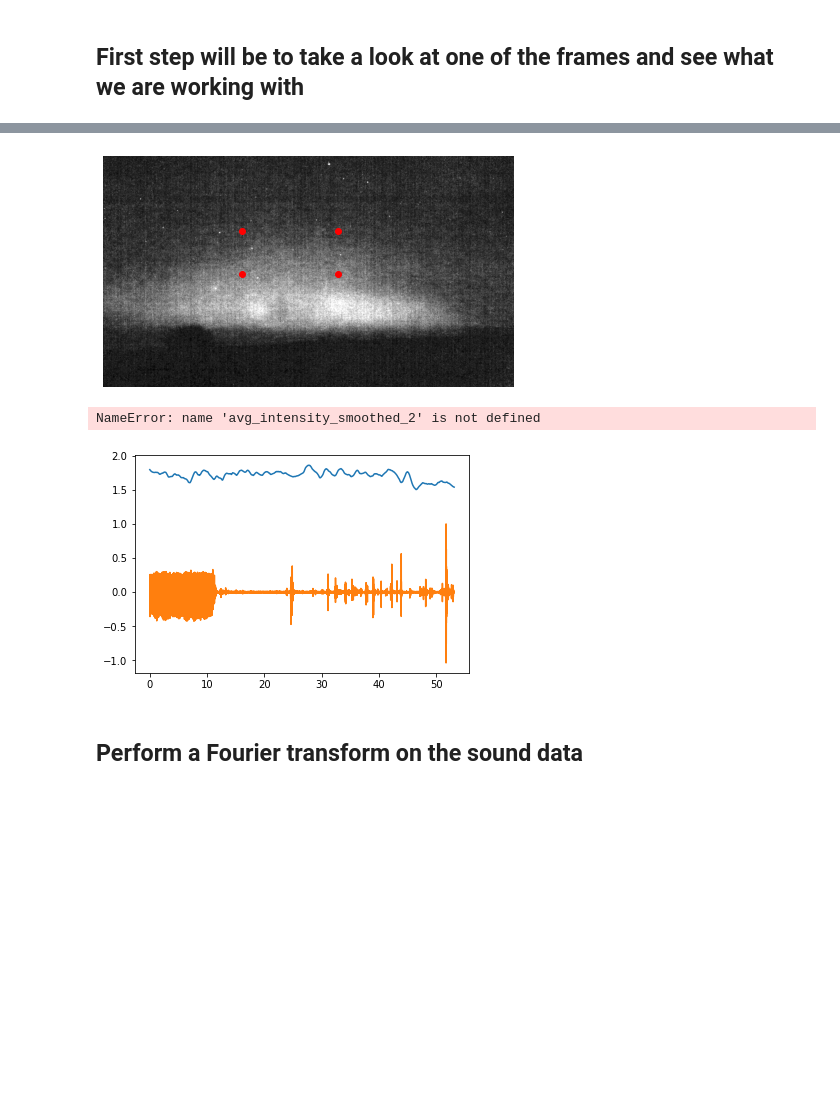
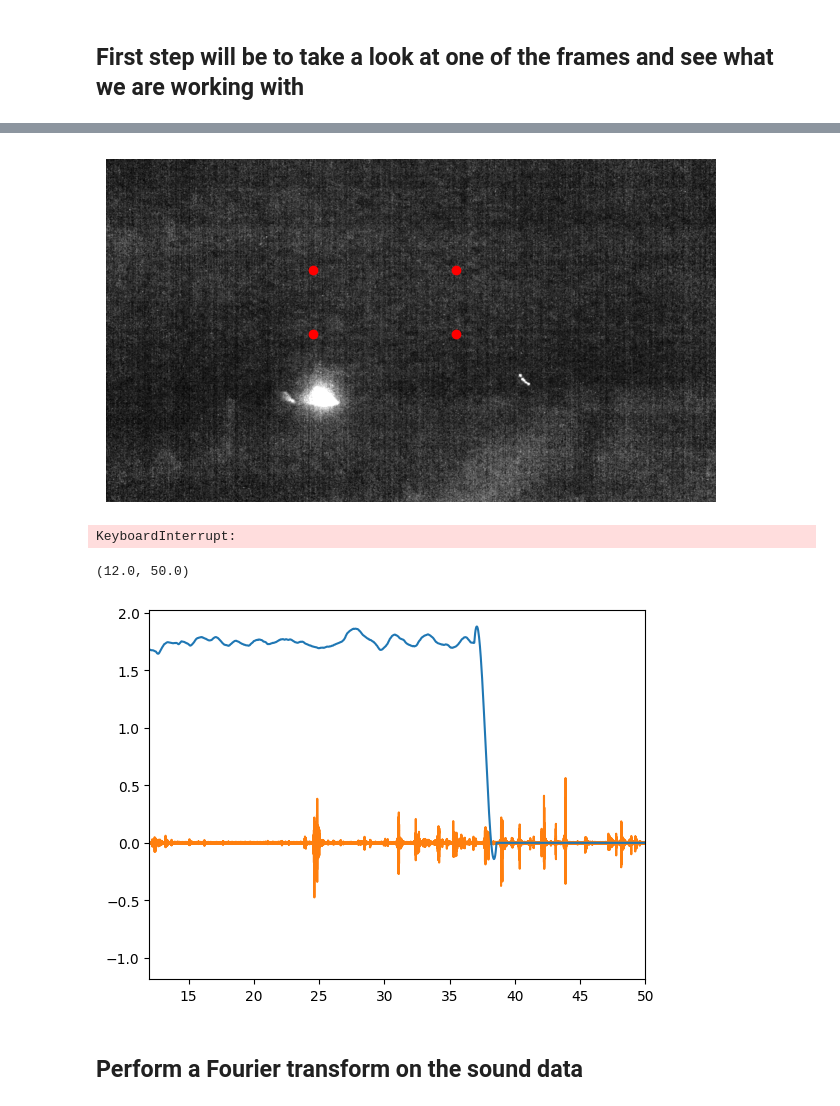
Before and after one commit to rileytroyer/pa-citizen-science, a Jupyter notebook: ludes-pa-sound.ipynb, the cells around one changed output, grey strips where cells are left out. Saved outputs shown, nothing was run; the diff lists cells and outputs as text; code cells hidden in the pictures; blank space fills up the shorter version.

```diff
--- a/ludes-pa-sound.ipynb
+++ b/ludes-pa-sound.ipynb
@@ -18,8 +18,9 @@ import moviepy.editor as mp
 import wave
 # %%
 # Where is the data stored
-data_dir = '../data/evan-ludes-aurora-videos/'
+data_dir = '../data/evan-ludes-aurora-videos-2/'
 filename = 'MVI_1458.MOV'
+#filename = 'MVI_3871.MOV'
 # %% [markdown]
 ## First step will be to take a look at one of the frames and see what we are working with
 # %%
@@ -47,8 +48,7 @@ def read_grayscale_frame(video, frame):
 # %%
 # Read in video and audio
 video = cv2.VideoCapture(data_dir + filename)
-audio_array = mp.VideoFileClip(data_dir
-                               + filename).audio.to_soundarray()[:, 0]
+audio_array = mp.VideoFileClip(data_dir + filename).audio.to_soundarray()[:, 0]
 
 # And some useful metadata
 total_frames = int(video.get(cv2.CAP_PROP_FRAME_COUNT))
@@ -174,7 +174,7 @@ plt.tight_layout()
 # anim.save(event_movie_fn,
 #           writer=writer, dpi=150)
 # %% [output]
-[figure, old version]
+[figure, new version]
 # %%
 # Plot average of pixel box for each frame
 total_frames = int(video.get(cv2.CAP_PROP_FRAME_COUNT))
@@ -189,6 +189,8 @@ for frame in np.arange(0, total_frames):
     # Get average for pixel box
     avg_intensity[frame] = np.mean(img)#np.mean(img[350:550, 650:1100])
     avg_intensity_2[frame] = np.mean(img[600:800, 900:1400])
+# %% [output]
+KeyboardInterrupt:
 # %%
 # # Calculate the rolling average of the event
 # N = 30
@@ -215,15 +217,15 @@ audio_array = audio_array/np.max(audio_array)
 # %%
 # Plot average along with audio
 audio_x = np.linspace(0, total_time, len(audio_array))
 video_x = np.linspace(0, total_time, len(avg_intensity_smoothed))
 
 plt.plot(audio_x, audio_array, color='C1')
 plt.plot(video_x, avg_intensity_smoothed, color='C0')
-plt.plot(video_x, avg_intensity_smoothed_2, color='C2')
+#plt.plot(video_x, avg_intensity_smoothed_2, color='C2')
 
 plt.xlim(12, 50)
 # %% [output]
-NameError: name 'avg_intensity_smoothed_2' is not defined
+(12.0, 50.0)
-[figure, old version]
+[figure, new version]
 # %% [markdown]
 ## Perform a Fourier transform on the sound data
```
Also changed, not shown: parts of 14 cells of this notebook, 7 other files.
